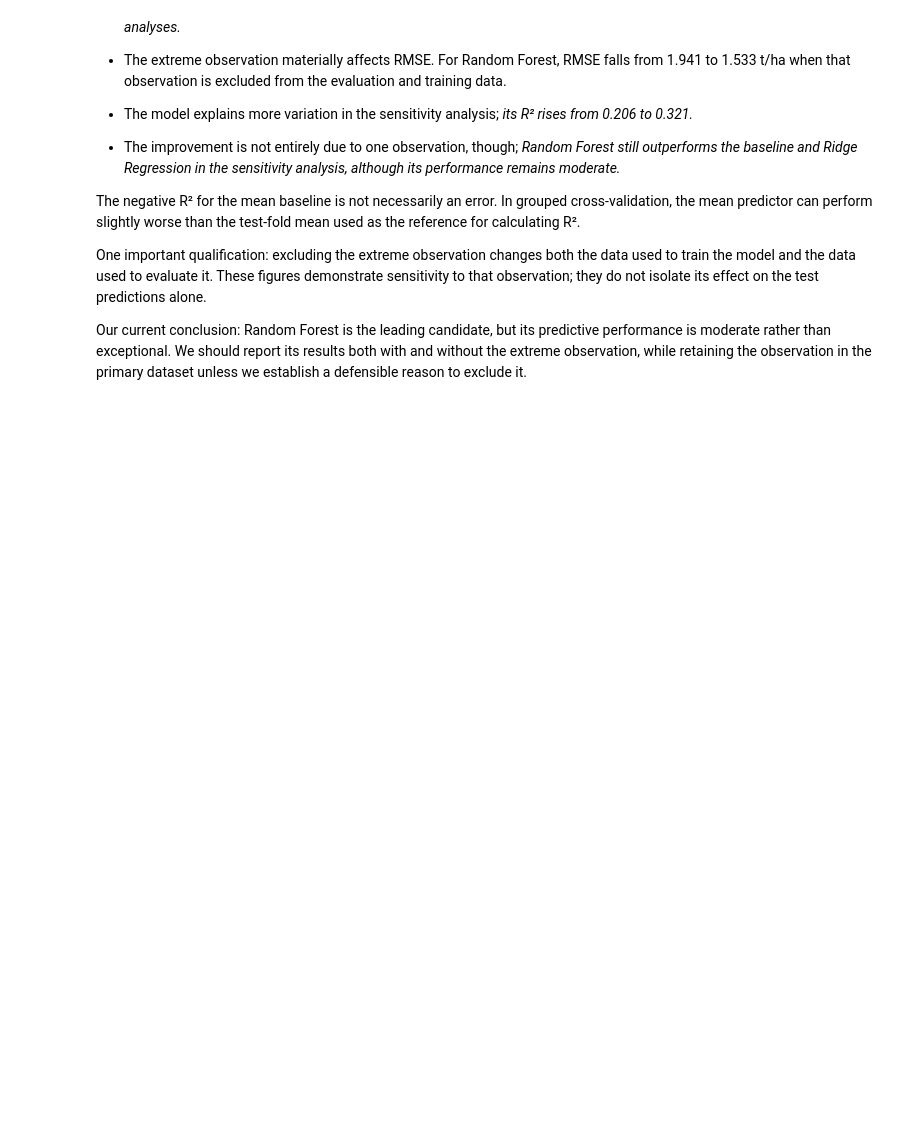
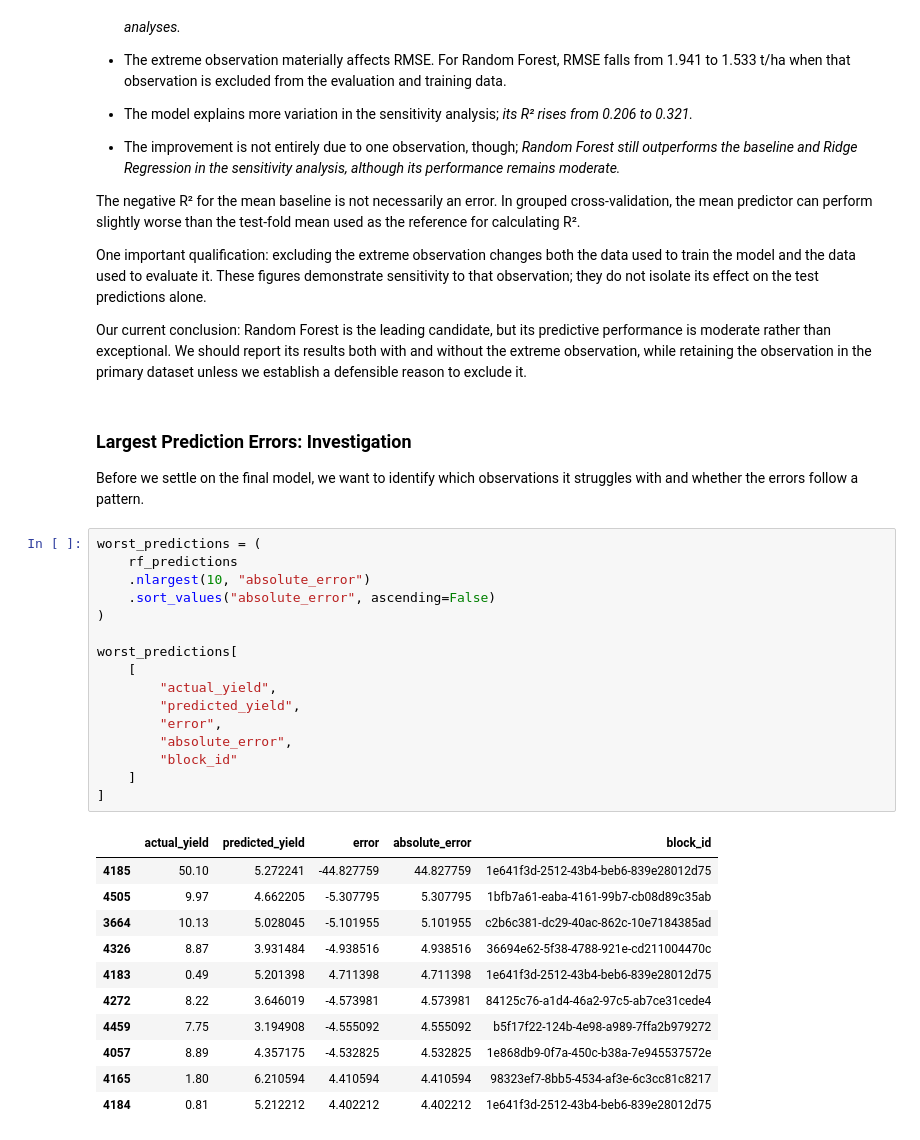
Before and after one commit to Vin-Okumu/maize-yield-optimization-rwanda, a Jupyter notebook: 02_Notebooks/06_yield_prediction.ipynb, the cells around one changed output. Drawn from its saved outputs; the diff is of its cells as text; blank space fills up the shorter version.

Commit message:
Updated yield prediction notebook

```diff
--- a/02_Notebooks/06_yield_prediction.ipynb
+++ b/02_Notebooks/06_yield_prediction.ipynb
@@ -605,3 +605,35 @@ The negative R² for the mean baseline is not necessarily an error. In grouped c
 One important qualification: excluding the extreme observation changes both the data used to train the model and the data used to evaluate it. These figures demonstrate sensitivity to that observation; they do not isolate its effect on the test predictions alone.
 
 Our current conclusion: Random Forest is the leading candidate, but its predictive performance is moderate rather than exceptional. We should report its results both with and without the extreme observation, while retaining the observation in the primary dataset unless we establish a defensible reason to exclude it.
+# %% [markdown]
+### Largest Prediction Errors: Investigation
+
+Before we settle on the final model, we want to identify which observations it struggles with and whether the errors follow a pattern.
+# %%
+worst_predictions = (
+    rf_predictions
+    .nlargest(10, "absolute_error")
+    .sort_values("absolute_error", ascending=False)
+)
+
+worst_predictions[
+    [
+        "actual_yield",
+        "predicted_yield",
+        "error",
+        "absolute_error",
+        "block_id"
+    ]
+]
+# %% [output]
+|  | actual_yield | predicted_yield | error | absolute_error | block_id |
+| 4185 | 50.10 | 5.272241 | -44.827759 | 44.827759 | 1e641f3d-2512-43b4-beb6-839e28012d75 |
+| 4505 | 9.97 | 4.662205 | -5.307795 | 5.307795 | 1bfb7a61-eaba-4161-99b7-cb08d89c35ab |
+| 3664 | 10.13 | 5.028045 | -5.101955 | 5.101955 | c2b6c381-dc29-40ac-862c-10e7184385ad |
+| 4326 | 8.87 | 3.931484 | -4.938516 | 4.938516 | 36694e62-5f38-4788-921e-cd211004470c |
+| 4183 | 0.49 | 5.201398 | 4.711398 | 4.711398 | 1e641f3d-2512-43b4-beb6-839e28012d75 |
+| 4272 | 8.22 | 3.646019 | -4.573981 | 4.573981 | 84125c76-a1d4-46a2-97c5-ab7ce31cede4 |
+| 4459 | 7.75 | 3.194908 | -4.555092 | 4.555092 | b5f17f22-124b-4e98-a989-7ffa2b979272 |
+| 4057 | 8.89 | 4.357175 | -4.532825 | 4.532825 | 1e868db9-0f7a-450c-b38a-7e945537572e |
+| 4165 | 1.80 | 6.210594 | 4.410594 | 4.410594 | 98323ef7-8bb5-4534-af3e-6c3cc81c8217 |
+| 4184 | 0.81 | 5.212212 | 4.402212 | 4.402212 | 1e641f3d-2512-43b4-beb6-839e28012d75 |
```
Also changed, not shown: parts of 2 cells of this notebook.
